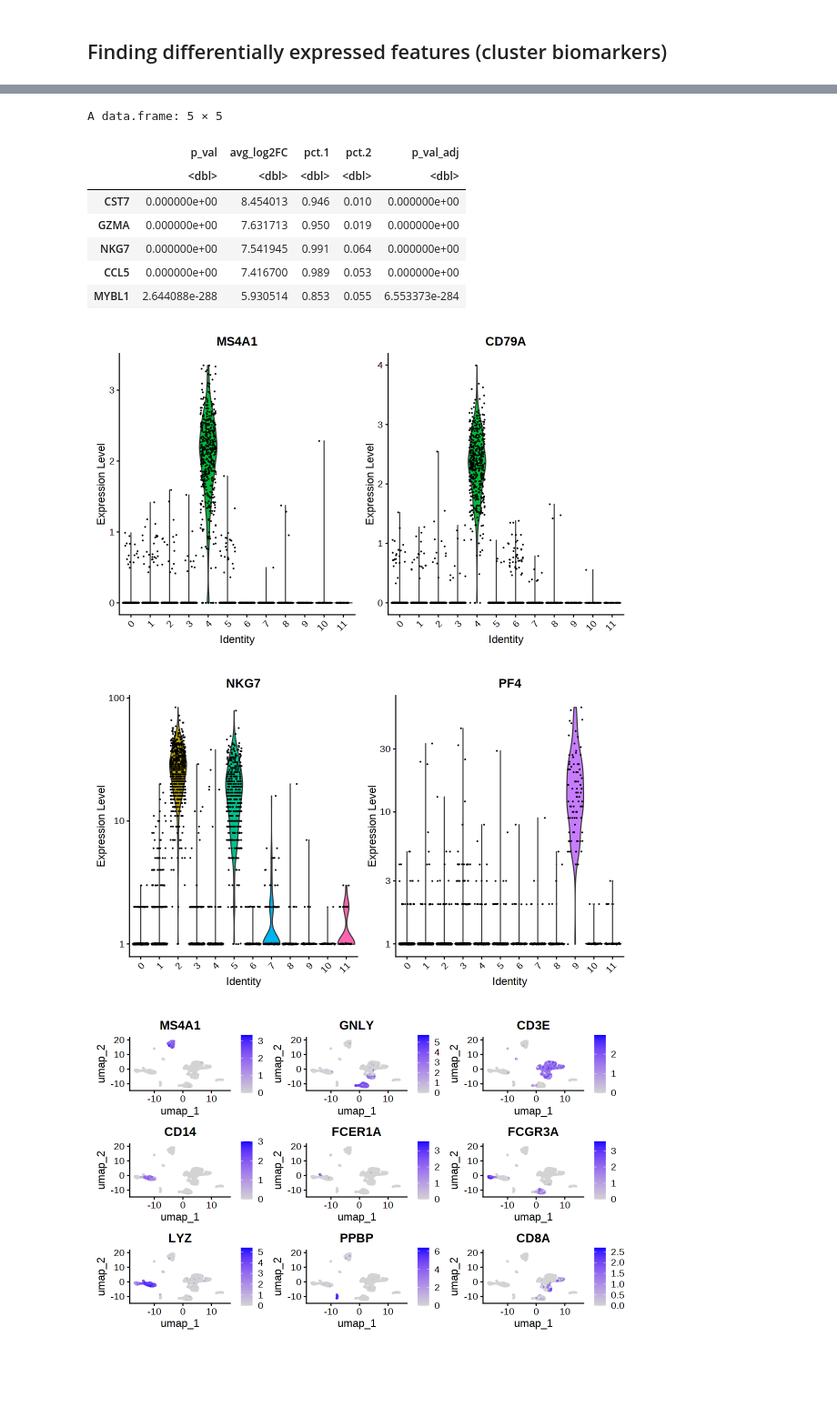
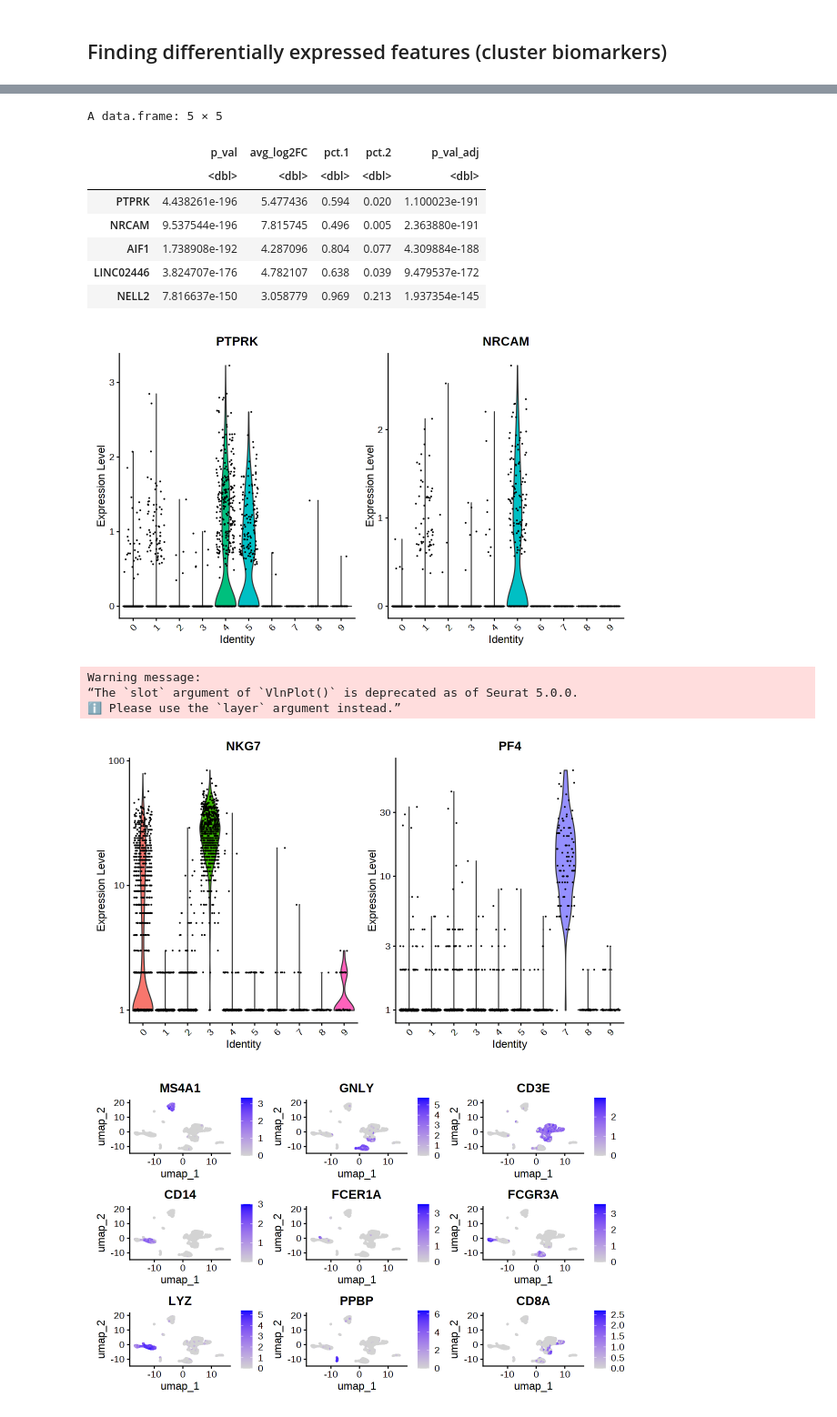
Before and after one commit to Bix4UMD/BIOI611_lab, a Jupyter notebook: docs/BIOI611_scRNA.ipynb, the cells around one changed output, grey strips where cells are left out. Shown at 91% size. Cells and saved outputs as stored; diff of their text form; code cells hidden in the pictures; blank space fills up the shorter version.

```diff
--- a/docs/BIOI611_scRNA.ipynb
+++ b/docs/BIOI611_scRNA.ipynb
@@ -340,7 +342,7 @@ Warning message:
 ### Filter out potential doublets, empty droplets and dying cells
 # %%
 pbmc <- subset(pbmc,
-                subset = thresholds$nFeature_lower > 200 &
+                subset =  nFeature_RNA > thresholds$nCount_lower &
                 nFeature_RNA < thresholds$nFeature_upper &
                 percent.mt < thresholds$percent_mt_upper)
 # %%
@@ -479,7 +479,7 @@ pc_number
  To cluster the cells, Seurat next applies modularity optimization techniques such as the Louvain algorithm (default) or SLM [SLM, Blondel et al., Journal of Statistical Mechanics], to iteratively group cells together, with the goal of optimizing the standard modularity function. The FindClusters() function implements this procedure, and contains a resolution parameter that sets the `granularity` of the downstream clustering, with increased values leading to a greater number of clusters. We find that setting this parameter between 1 typically returns good results for single-cell datasets of around 5k cells. Optimal resolution often increases for larger datasets. The clusters can be found using the `Idents()` function.
 # %%
 pbmc <- FindNeighbors(pbmc, dims = 1:pc_number)
-pbmc <- FindClusters(pbmc, resolution = 0.2)
+pbmc <- FindClusters(pbmc, resolution = 0.1)
 # %% [output]
 Computing nearest neighbor graph
 
@@ -588,19 +588,22 @@ head(cluster5.markers, n = 5)
 A data.frame: 5 × 5
 |  | p_val | avg_log2FC | pct.1 | pct.2 | p_val_adj |
 |  | <dbl> | <dbl> | <dbl> | <dbl> | <dbl> |
-| CST7 | 0.000000e+00 | 8.454013 | 0.946 | 0.010 | 0.000000e+00 |
-| GZMA | 0.000000e+00 | 7.631713 | 0.950 | 0.019 | 0.000000e+00 |
-| NKG7 | 0.000000e+00 | 7.541945 | 0.991 | 0.064 | 0.000000e+00 |
-| CCL5 | 0.000000e+00 | 7.416700 | 0.989 | 0.053 | 0.000000e+00 |
-| MYBL1 | 2.644088e-288 | 5.930514 | 0.853 | 0.055 | 6.553373e-284 |
+| PTPRK | 4.438261e-196 | 5.477436 | 0.594 | 0.020 | 1.100023e-191 |
+| NRCAM | 9.537544e-196 | 7.815745 | 0.496 | 0.005 | 2.363880e-191 |
+| AIF1 | 1.738908e-192 | 4.287096 | 0.804 | 0.077 | 4.309884e-188 |
+| LINC02446 | 3.824707e-176 | 4.782107 | 0.638 | 0.039 | 9.479537e-172 |
+| NELL2 | 7.816637e-150 | 3.058779 | 0.969 | 0.213 | 1.937354e-145 |
 # %%
-VlnPlot(pbmc, features = c("MS4A1", "CD79A"))
+VlnPlot(pbmc, features = c("PTPRK", "NRCAM"))
 # %% [output]
-[figure, old version]
+[figure, new version]
 # %%
 VlnPlot(pbmc, features = c("NKG7", "PF4"), slot = "counts", log = TRUE)
 # %% [output]
+Warning message:
+“The `slot` argument of `VlnPlot()` is deprecated as of Seurat 5.0.0.
+ℹ Please use the `layer` argument instead.”
-[figure, old version]
+[figure, new version]
 # %%
 FeaturePlot(pbmc, features = c("MS4A1", "GNLY", "CD3E", "CD14", "FCER1A", "FCGR3A", "LYZ", "PPBP",
     "CD8A"))
```
Also changed, not shown: parts of 44 cells of this notebook.
